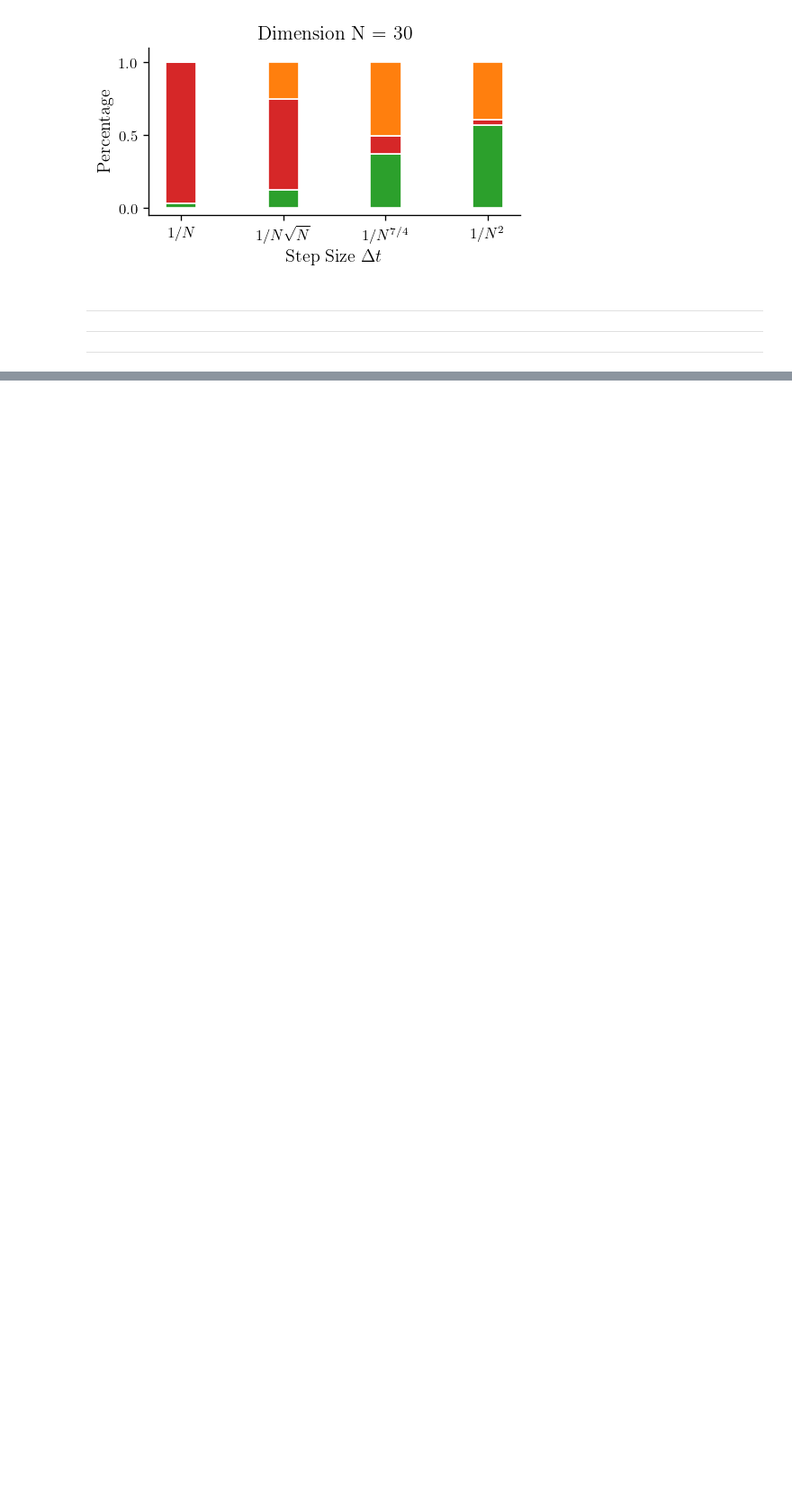
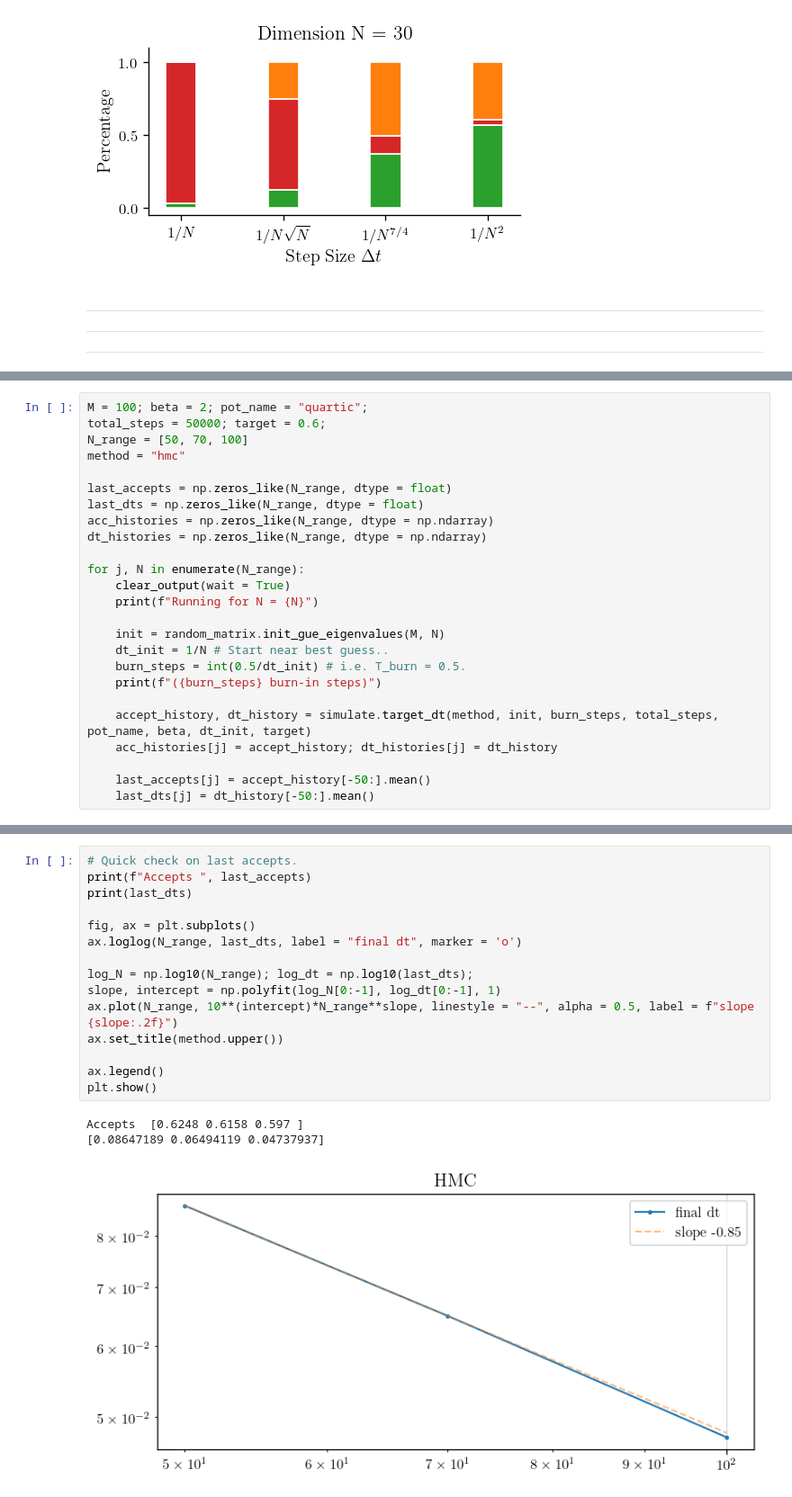
Before and after one commit to fredwdickinson/dissertation, a Jupyter notebook: code/notebooks/04_metropolis.ipynb, the cells around one changed output, grey strips where cells are left out. Shown at 90% size. Cells and saved outputs as stored; diff of their text form; blank space fills up the shorter version.

```diff
--- a/code/notebooks/04_metropolis.ipynb
+++ b/code/notebooks/04_metropolis.ipynb
@@ -138,0 +86,25 @@ Now repeat for HMC and IMLA.
+# %%
+M = 100; beta = 2; pot_name = "quartic";
+total_steps = 50000; target = 0.6;
+N_range = [50, 70, 100]
+method = "hmc"
+
+last_accepts = np.zeros_like(N_range, dtype = float)
+last_dts = np.zeros_like(N_range, dtype = float)
+acc_histories = np.zeros_like(N_range, dtype = np.ndarray)
+dt_histories = np.zeros_like(N_range, dtype = np.ndarray)
+
+for j, N in enumerate(N_range):
+    clear_output(wait = True)
+    print(f"Running for N = {N}")
+
+    init = random_matrix.init_gue_eigenvalues(M, N)
+    dt_init = 1/N # Start near best guess..
+    burn_steps = int(0.5/dt_init) # i.e. T_burn = 0.5.
+    print(f"({burn_steps} burn-in steps)")
+
+    accept_history, dt_history = simulate.target_dt(method, init, burn_steps, total_steps, pot_name, beta, dt_init, target)
+    acc_histories[j] = accept_history; dt_histories[j] = dt_history
+
+    last_accepts[j] = accept_history[-50:].mean()
+    last_dts[j] = dt_history[-50:].mean()
@@ -138,0 +114,19 @@ Now repeat for HMC and IMLA.
+# %%
+# Quick check on last accepts.
+print(f"Accepts ", last_accepts)
+print(last_dts)
+
+fig, ax = plt.subplots()
+ax.loglog(N_range, last_dts, label = "final dt", marker = 'o')
+
+log_N = np.log10(N_range); log_dt = np.log10(last_dts);
+slope, intercept = np.polyfit(log_N[0:-1], log_dt[0:-1], 1)
+ax.plot(N_range, 10**(intercept)*N_range**slope, linestyle = "--", alpha = 0.5, label = f"slope {slope:.2f}")
+ax.set_title(method.upper())
+
+ax.legend()
+plt.show()
+# %% [output]
+Accepts  [0.6248 0.6158 0.597 ]
+[0.08647189 0.06494119 0.04737937]
+[figure, added]
```
Also changed, not shown: parts of 9 cells of this notebook, 2 other files.
